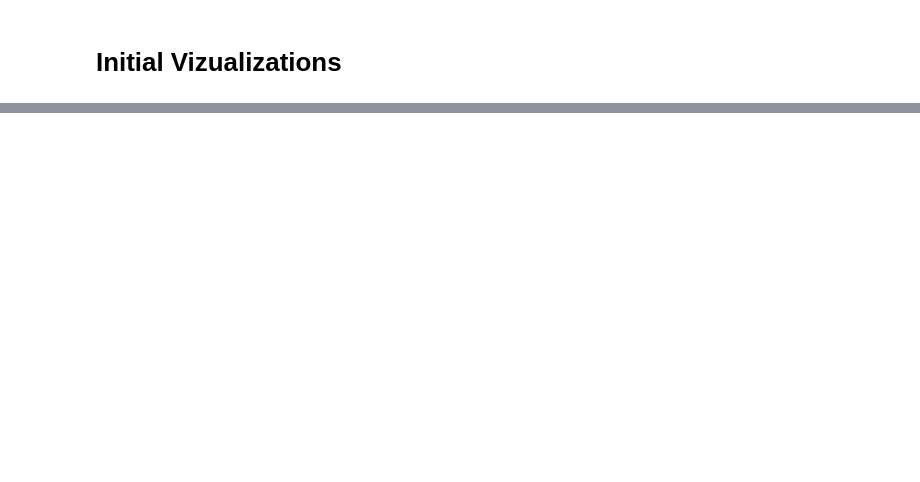
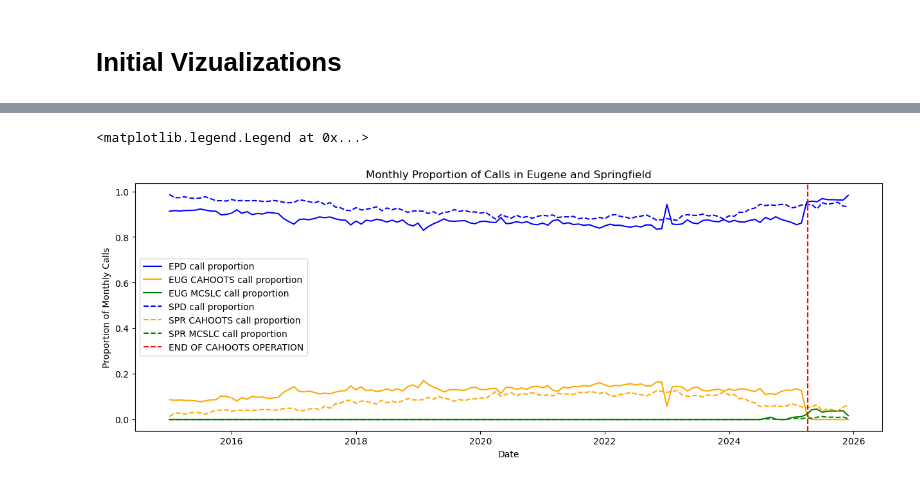
Before and after one commit to luhlig123/DataScienceInAction, a Jupyter notebook: DSCI410_Data_Processing.ipynb, the cells around one changed output, grey strips where cells are left out. Cells and saved outputs as stored; diff of their text form; code cells hidden in the pictures; blank space fills up the shorter version.

```diff
--- a/DSCI410_Data_Processing.ipynb
+++ b/DSCI410_Data_Processing.ipynb
@@ -181,3 +249,28 @@ plt.xticks(rotation = -90);
+# %%
+#OVERALL CALL PROPORTIONS
+
+plt.figure(figsize=(15,5))
+
+#Eugene
+sns.lineplot(data = TOTAL_EUG_VOLUME, x = "Date",  y = "PROP_EPD", label = "EPD call proportion", color = 'blue')
+sns.lineplot(data = TOTAL_EUG_VOLUME, x = "Date",  y = "PROP_CAHOOTS", label = "EUG CAHOOTS call proportion", color = 'orange')
+sns.lineplot(data = TOTAL_EUG_VOLUME, x = "Date",  y = "PROP_MCSLC", label = "EUG MCSLC call proportion", color = 'green')
+
+
+#Springfield
+sns.lineplot(data = TOTAL_SPR_VOLUME, x = "Date",  y = "PROP_SPD", label = "SPD call proportion", linestyle = "--", color = 'blue')
+sns.lineplot(data = TOTAL_SPR_VOLUME, x = "Date",  y = "PROP_CAHOOTS", label = "SPR CAHOOTS call proportion",linestyle = "--", color = 'orange')
+sns.lineplot(data = TOTAL_SPR_VOLUME, x = "Date",  y = "PROP_MCSLC", label = "SPR MCSLC call proportion", linestyle = "--", color = 'green')
+
+plt.axvline(dt.datetime(2025, 4, 7), color = 'red', linestyle = "--", label = "END OF CAHOOTS OPERATION")
+
+plt.title("Monthly Proportion of Calls in Eugene and Springfield")
+plt.xlabel("Date")
+plt.ylabel("Proportion of Monthly Calls")
+plt.legend()
+# %% [output]
+<matplotlib.legend.Legend at 0x...>
+[figure, added]
 # %%
 #Overall Eugene Call Volume Trends
 
```
Also changed, not shown: parts of 25 cells of this notebook, 1 other file.
